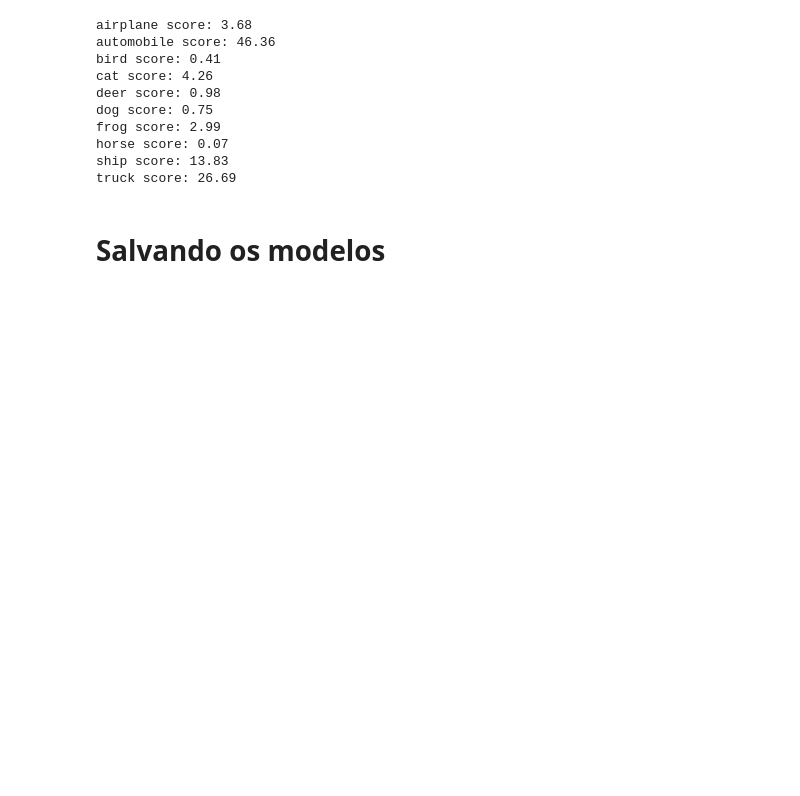
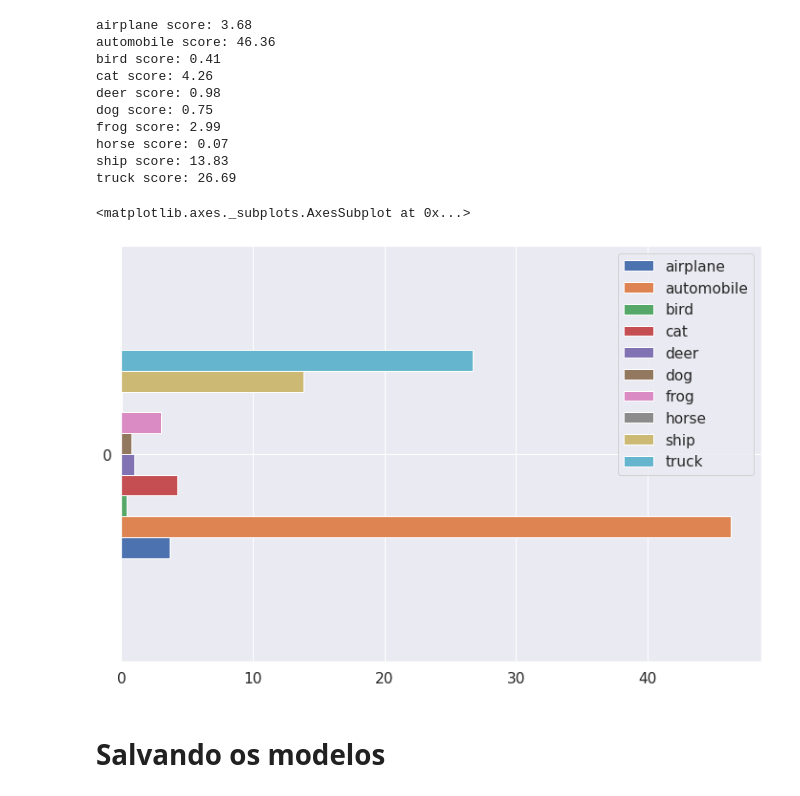
Before and after one commit to pgdinamica/deeplearning, a Jupyter notebook: notebooks/RedesConvolucionais.ipynb, the cells around one changed output. Saved outputs shown, nothing was run; the diff lists cells and outputs as text; code cells hidden in the pictures; blank space fills up the shorter version.

```diff
--- a/notebooks/RedesConvolucionais.ipynb
+++ b/notebooks/RedesConvolucionais.ipynb
@@ -461,8 +461,11 @@ tensor([[ 0.8140,  3.3477, -1.3915,  0.9596, -0.5087, -0.7809,  0.6080, -3.1857,
           2.1378,  2.7954]], device='cuda:0', grad_fn=<AddmmBackward>)
 # %%
 logits = torch.nn.functional.softmax(output, dim=1) * 100
+prob_dict = {}
 for i, classname in enumerate(CATEGORIES):
-  print(f"{classname} score: {logits[0][i].item():.2f}")
+  prob = logits[0][i].item()
+  print(f"{classname} score: {prob:.2f}")
+  prob_dict[classname] = [prob]
 # %% [output]
 airplane score: 3.68
 automobile score: 46.36
@@ -477,3 +482,10 @@ truck score: 26.69
+# %%
+df_prob = pd.DataFrame.from_dict(prob_dict)
+# %%
+df_prob.plot(kind='barh', figsize=(12, 8))
+# %% [output]
+<matplotlib.axes._subplots.AxesSubplot at 0x...>
+[figure, added]
 # %% [markdown]
 # Salvando os modelos
 # %%
```
Also changed, not shown: parts of 1 cell of this notebook.
